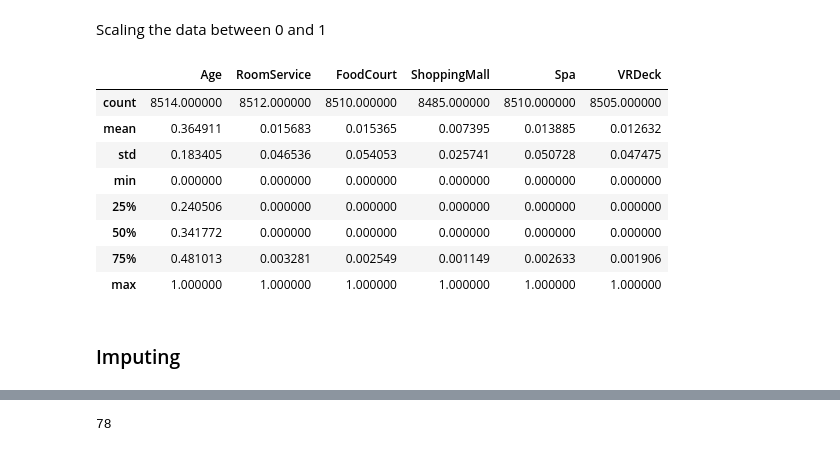
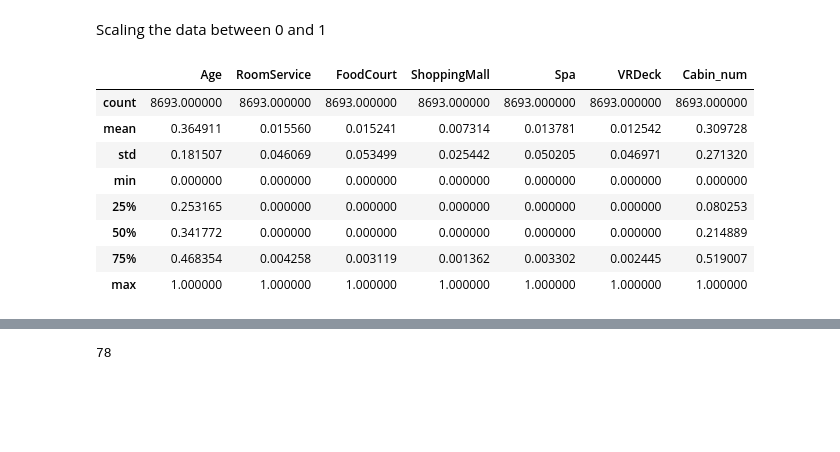
Before and after one commit to hackasaur/spaceship-titanic, a Jupyter notebook: notebooks/spaceship-titanic-notebook.ipynb, the cells around one changed output, grey strips where cells are left out. Saved outputs shown, nothing was run; the diff lists cells and outputs as text; code cells hidden in the pictures; blank space fills up the shorter version.

Commit message:
cleanup and scale cabin_num

```diff
--- a/notebooks/spaceship-titanic-notebook.ipynb
+++ b/notebooks/spaceship-titanic-notebook.ipynb
@@ -176,0 +187,17 @@ train_data
+# %%
+# train_data['Deck'] = train_data['Deck'].fillna('0')
+train_data["Cabin_num"] = train_data["Cabin_num"].fillna(0).astype(int)
+# train_data.loc[(train_data['Cabin_num'] == 0), ['Cabin_num']] = math.floor(train_data['Cabin_num'].mean())
+
+predict_data["Cabin_num"] = predict_data["Cabin_num"].fillna(0).astype(int)
+# predict_data.loc[(predict_data['Cabin_num'] == 0), ['Cabin_num']] = math.floor(predict_data['Cabin_num']).mean()
+
+numeric_columns = ["Age", "RoomService", "FoodCourt", "ShoppingMall", "Spa", "VRDeck"]
+
+train_data[numeric_columns] = train_data[numeric_columns].fillna(train_data[numeric_columns].mean())
+predict_data[numeric_columns] = predict_data[numeric_columns].fillna(predict_data[numeric_columns].mean())
+
+train_data.loc[(train_data["CryoSleep"] == True), ["RoomService", "FoodCourt", "ShoppingMall", "Spa", "VRDeck"]] = 0
+
+train_data.isna().sum()
+train_data
@@ -178,19 +219,19 @@ train_data
 Scaling the data between 0 and 1
 # %%
 #Scale
-data = train_data[["Age", "RoomService", "FoodCourt", "ShoppingMall", "Spa", "VRDeck"]]
+data = train_data[["Age", "RoomService", "FoodCourt", "ShoppingMall", "Spa", "VRDeck", "Cabin_num"]]
 min_vals = data.min()
 max_vals = data.max()
 
-train_data[["Age", "RoomService", "FoodCourt", "ShoppingMall", "Spa", "VRDeck"]] = (data - min_vals)/(max_vals - min_vals)
+train_data[["Age", "RoomService", "FoodCourt", "ShoppingMall", "Spa", "VRDeck", "Cabin_num"]] = (data - min_vals)/(max_vals - min_vals)
 train_data.describe()
 # %% [output]
-|  | Age | RoomService | FoodCourt | ShoppingMall | Spa | VRDeck |
-| count | 8514.000000 | 8512.000000 | 8510.000000 | 8485.000000 | 8510.000000 | 8505.000000 |
-| mean | 0.364911 | 0.015683 | 0.015365 | 0.007395 | 0.013885 | 0.012632 |
-| std | 0.183405 | 0.046536 | 0.054053 | 0.025741 | 0.050728 | 0.047475 |
-| min | 0.000000 | 0.000000 | 0.000000 | 0.000000 | 0.000000 | 0.000000 |
-| 25% | 0.240506 | 0.000000 | 0.000000 | 0.000000 | 0.000000 | 0.000000 |
-| 50% | 0.341772 | 0.000000 | 0.000000 | 0.000000 | 0.000000 | 0.000000 |
-| 75% | 0.481013 | 0.003281 | 0.002549 | 0.001149 | 0.002633 | 0.001906 |
-| max | 1.000000 | 1.000000 | 1.000000 | 1.000000 | 1.000000 | 1.000000 |
+|  | Age | RoomService | FoodCourt | ShoppingMall | Spa | VRDeck | Cabin_num |
+| count | 8693.000000 | 8693.000000 | 8693.000000 | 8693.000000 | 8693.000000 | 8693.000000 | 8693.000000 |
+| mean | 0.364911 | 0.015560 | 0.015241 | 0.007314 | 0.013781 | 0.012542 | 0.309728 |
+| std | 0.181507 | 0.046069 | 0.053499 | 0.025442 | 0.050205 | 0.046971 | 0.271320 |
+| min | 0.000000 | 0.000000 | 0.000000 | 0.000000 | 0.000000 | 0.000000 | 0.000000 |
+| 25% | 0.253165 | 0.000000 | 0.000000 | 0.000000 | 0.000000 | 0.000000 | 0.080253 |
+| 50% | 0.341772 | 0.000000 | 0.000000 | 0.000000 | 0.000000 | 0.000000 | 0.214889 |
+| 75% | 0.468354 | 0.004258 | 0.003119 | 0.001362 | 0.003302 | 0.002445 | 0.519007 |
+| max | 1.000000 | 1.000000 | 1.000000 | 1.000000 | 1.000000 | 1.000000 | 1.000000 |
@@ -201,2 +237,0 @@ train_data = train_data.drop('Cabin', axis=1)
-# %% [markdown]
-### Imputing
```
Also changed, not shown: parts of 18 cells of this notebook, 1 other file.
